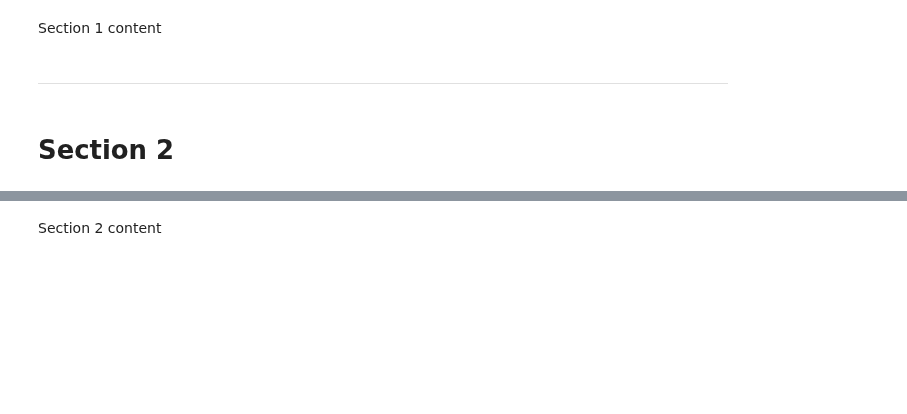
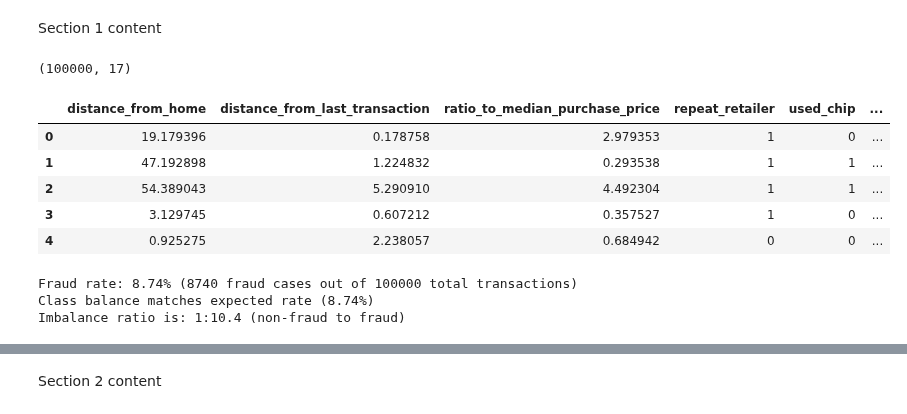
Before and after one commit to JayneLawley/Credit-Card-Fraud-Analysis, a Jupyter notebook: jupyter_notebooks/02_EDA.ipynb, the cells around one changed output, grey strips where cells are left out. Cells and saved outputs as stored; diff of their text form; code cells hidden in the pictures; blank space fills up the shorter version.

```diff
--- a/jupyter_notebooks/02_EDA.ipynb
+++ b/jupyter_notebooks/02_EDA.ipynb
@@ -44,6 +88,51 @@ current_dir
 # %% [markdown]
 Section 1 content
-# %% [markdown]
----
-# %% [markdown]
-# Section 2
+# %%
+# Import Data analysis and visualisation libraries for EDA
+import pandas as pd # for data manipulation
+import matplotlib.pyplot as plt # for basic plotting
+import seaborn as sns # for enhanced visualisations
+from scipy import stats # Statistical libraries
+from scipy.stats import chi2_contingency # Chi-squared test
+import numpy as np # for numerical operations
+import plotly.express as px # for interactive visualisations
+
+# Load processed dataset (output from 100k 01_ETL.ipynb) and check structure
+df = pd.read_csv("data/processed/card_transdata_processed.csv")
+
+df.shape # display the shape of the dataframe
+# %% [output]
+(100000, 17)
+# %%
+df.head() # display the first 5 rows of the dataframe to check data loaded correctly
+# %% [output]
+|  | distance_from_home | distance_from_last_transaction | ratio_to_median_purchase_price | repeat_retailer | used_chip | ... |
+| 0 | 19.179396 | 0.178758 | 2.979353 | 1 | 0 | ... |
+| 1 | 47.192898 | 1.224832 | 0.293538 | 1 | 1 | ... |
+| 2 | 54.389043 | 5.290910 | 4.492304 | 1 | 1 | ... |
+| 3 | 3.129745 | 0.607212 | 0.357527 | 1 | 0 | ... |
+| 4 | 0.925275 | 2.238057 | 0.684942 | 0 | 0 | ... |
+# %%
+
+# Display fraud rate and counts clearly
+fraud_count = int(df['fraud'].sum()) # count the number of fraud cases
+fraud_rate = df['fraud'].mean() # calculate the fraud rate
+total_rows = df.shape[0] # get the total number of transactions
+print(f"Fraud rate: {fraud_rate:.2%} ({fraud_count} fraud cases out of {total_rows} total transactions)") # display fraud rate and counts clearly
+
+# Verify against expected rate from sample_log.json
+expected_fraud_rate = 0.0874  # 8.74% from stratified sampling
+rate_difference = abs(fraud_rate - expected_fraud_rate) # calculate difference
+
+if rate_difference < 0.0001:  # allows for tiny floating point difference
+    print(f"Class balance matches expected rate ({expected_fraud_rate:.2%})") # print confirmation if rates match
+else:
+    print(f"Mismatch Fraud rate {fraud_rate:.4%} differs from expected {expected_fraud_rate:.2%}")
+
+# Calculate imbalance ratio
+imbalance_ratio = (1 - fraud_rate) / fraud_rate # ratio of non-fraud to fraud cases
+print(f"Imbalance ratio is: 1:{imbalance_ratio:.1f} (non-fraud to fraud)") # display imbalance ratio
+# %% [output]
+Fraud rate: 8.74% (8740 fraud cases out of 100000 total transactions)
+Class balance matches expected rate (8.74%)
+Imbalance ratio is: 1:10.4 (non-fraud to fraud)
```
Also changed, not shown: parts of 11 cells of this notebook.
